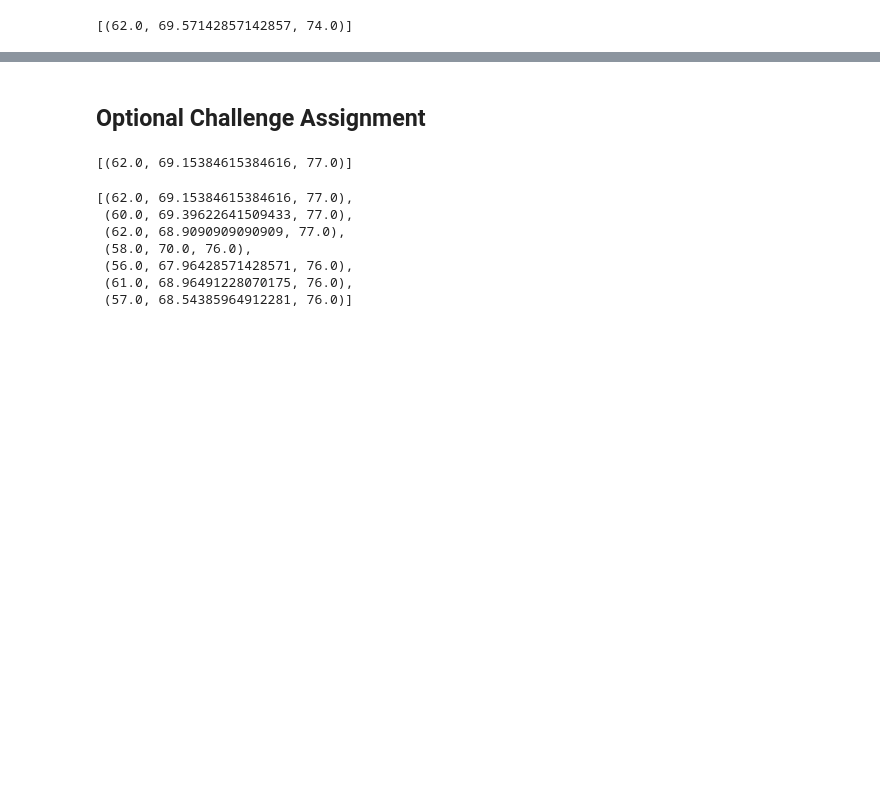
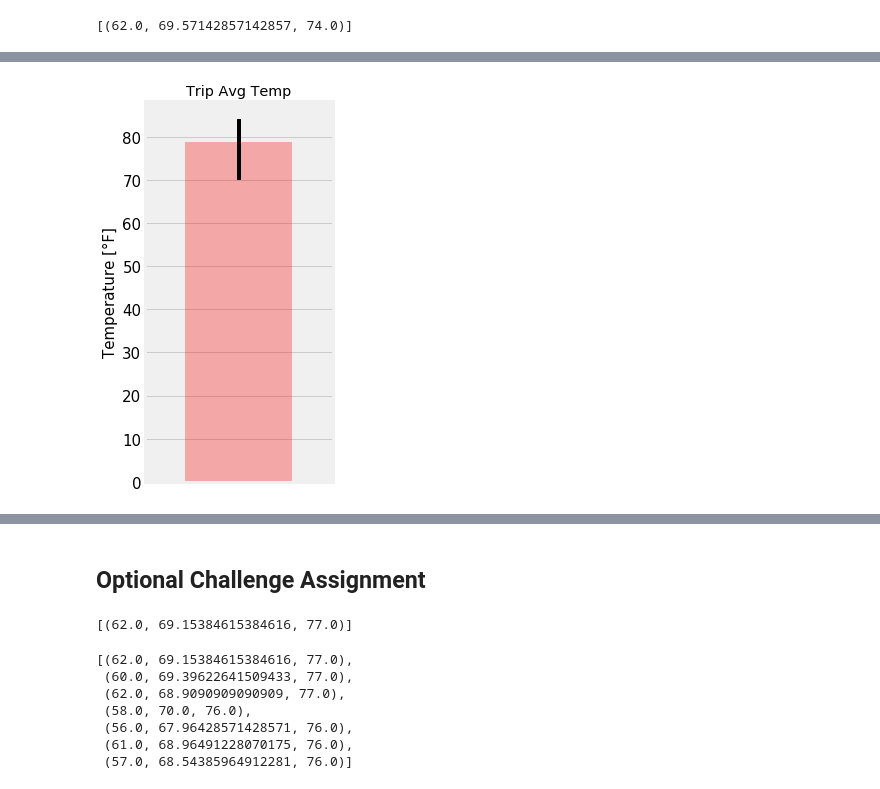
Before and after one commit to marieo31/SQLAlchemy_Challenge, a Jupyter notebook: climate.ipynb, the cells around one changed output, grey strips where cells are left out. Cells and saved outputs as stored; diff of their text form; code cells hidden in the pictures; blank space fills up the shorter version.

```diff
--- a/climate.ipynb
+++ b/climate.ipynb
@@ -220,4 +207,11 @@ print(calc_temps('2012-02-28', '2012-03-05'))
 # %%
 # Use your previous function `calc_temps` to calculate the tmin, tavg, and tmax
 # for your trip using the previous year's data for those same dates.
+trip_start = "2017-07-15"
+trip_end = "2017-08-15"
+trip_temps = calc_temps(trip_start, trip_end )
+tmin = trip_temps[0][0]
+tavg = trip_temps[0][1]
+tmax = trip_temps[0][2]
+[tmin,tmax]
 # %% [output]
@@ -233,2 +219,22 @@ print(calc_temps('2012-02-28', '2012-03-05'))
+# %%
+# Plot the results from your previous query as a bar chart.
+# Use "Trip Avg Temp" as your Title
+# Use the average temperature for the y value
+# Use the peak-to-peak (tmax-tmin) value as the y error bar (yerr)
+fig, ax = plt.subplots(figsize=(3,7))
+plt.bar(0, tavg, alpha=0.3, color="r") #, yerr=np.transpose([0.1,0.2])) #, 0.1])
+# I couldnt plot the error bar with the yerr option of the plt.bar function --> work for a symetrical error
+# bar (one value only) but I couldnt make it work with 2 values
+# let's plot the error bar manually instead
+# plt.hold(True)
+plt.plot([0, 0], [tmin, tmax], 'k')
+plt.xlim(-0.7,0.7)
+plt.xticks([]);
+plt.tick_params(labelsize=15)
+plt.title("Trip Avg Temp")
+plt.ylabel("Temperature [°F]", fontsize=15)
+plt.show()
+# %% [output]
+[figure, added]
 # %%
 # Calculate the rainfall per weather station for your trip dates using the previous year's matching dates.
```
Also changed, not shown: parts of 7 cells of this notebook.
